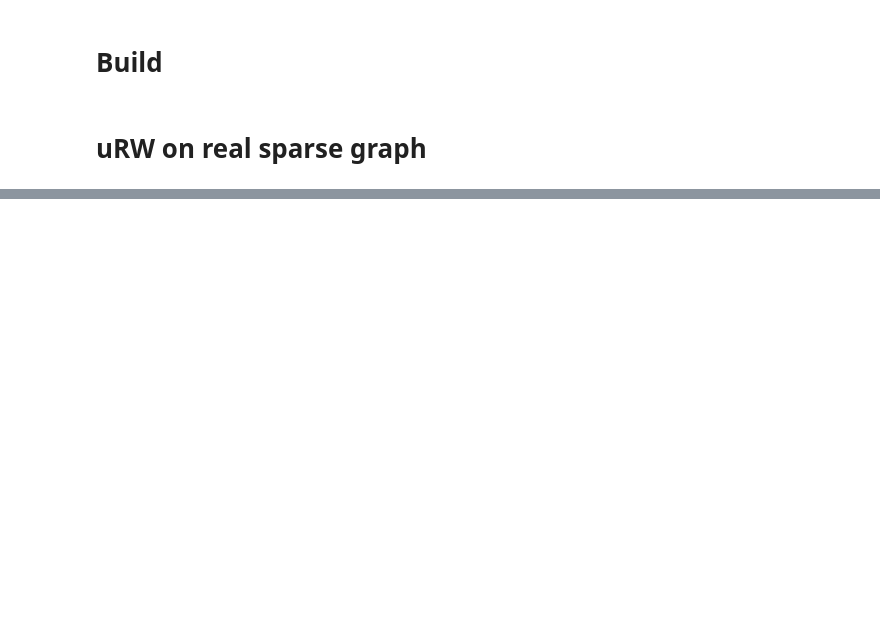
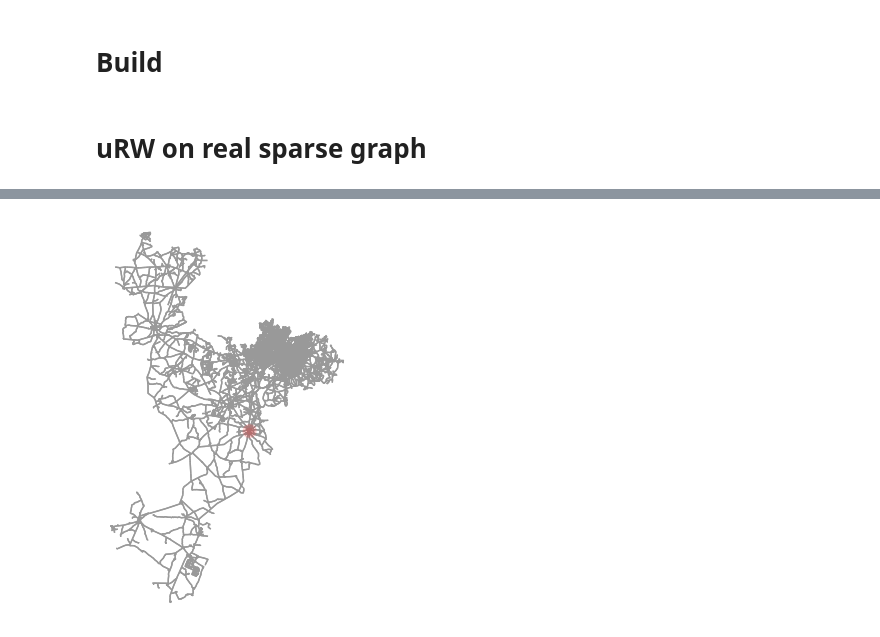
Before and after one commit to akshaysanjeevk/Road-Network-Stat-SGN2025, a Jupyter notebook: notebook2.ipynb, the cells around one changed output, grey strips where cells are left out. Drawn from its saved outputs; the diff is of its cells as text; code cells hidden in the pictures; blank space fills up the shorter version.

```diff
--- a/notebook2.ipynb
+++ b/notebook2.ipynb
@@ -196,0 +210,26 @@ os.listdir("./graph_data")
+# %%
+    # routes = []
+    # for i in walkers:
+    #     route_idx = X[i, :tfin]
+    #     route_nodes = [idx2node[j] for j in route_idx]
+    #     routes.append(route_nodes)
+
+
+route = []
+route_idx = X[1, :100]
+rtnoeds = [idx2node[j] for j in route_idx]
+route.append(rtnoeds)
+# %%
+fig, ax = osm.plot_graph_routes(
+        G,
+        route,
+        route_alpha=.1,
+        route_linewidth=2,
+        node_size=0,
+        bgcolor="white",
+        figsize=(5,5),
+        show=True,
+        close=False
+    )
+# %% [output]
+[figure, added]
```
Also changed, not shown: parts of 8 cells of this notebook, 30 other files.
